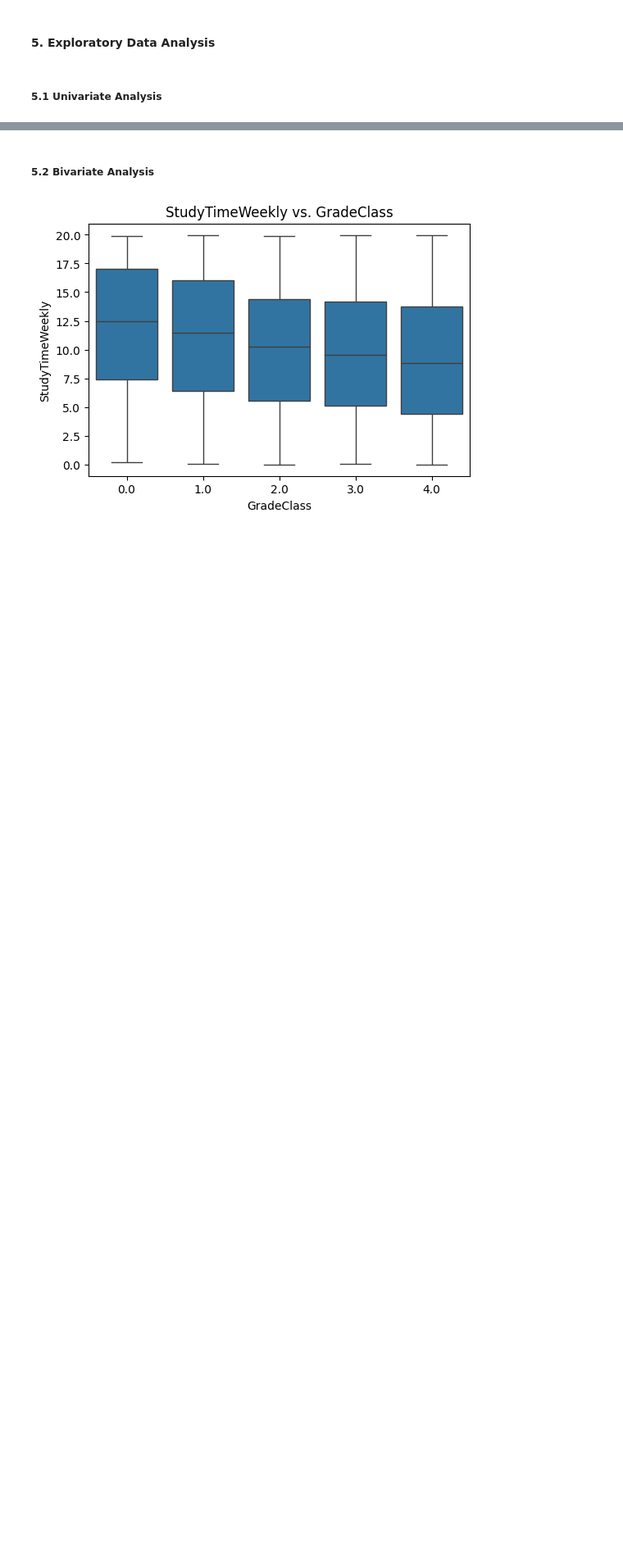
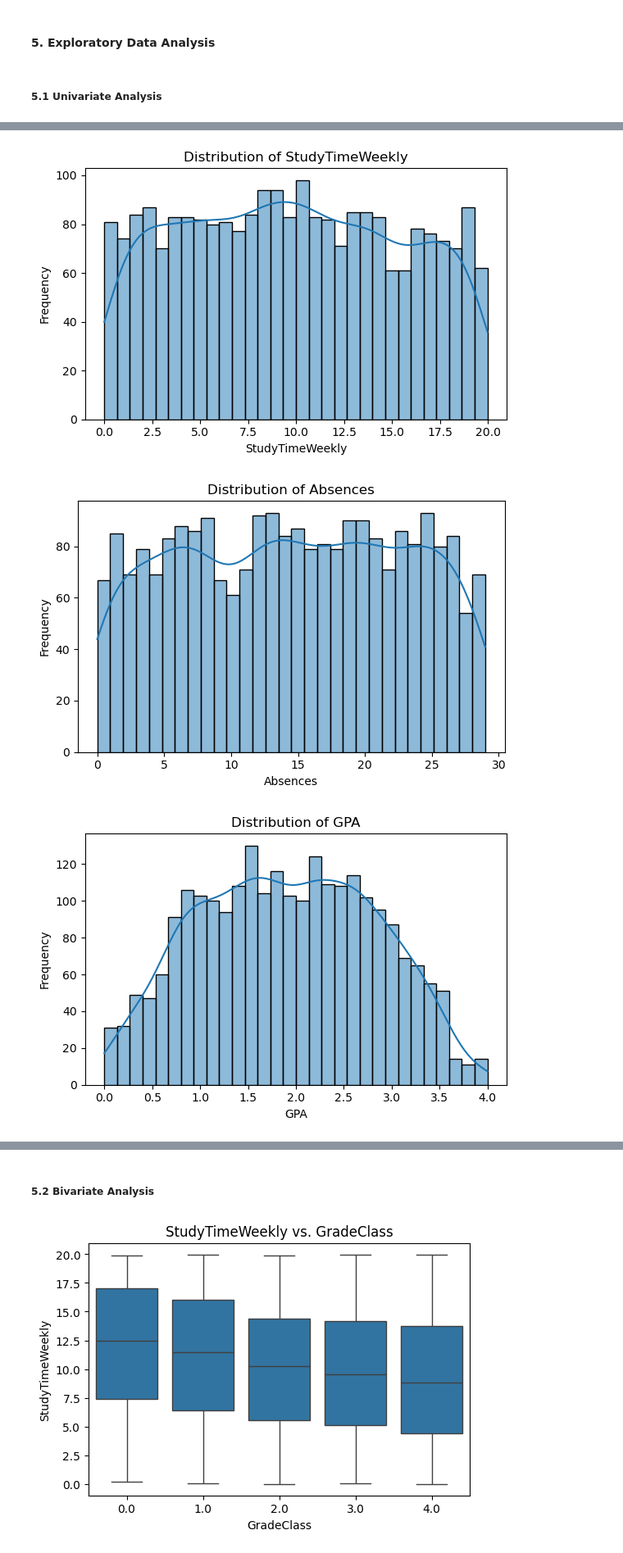
Before and after one commit to Marcus-Moen/MLG382-PROJECT-1, a Jupyter notebook: Project.ipynb, the cells around one changed output, grey strips where cells are left out. Shown at 82% size. Cells and saved outputs as stored; diff of their text form; code cells hidden in the pictures; blank space fills up the shorter version.

```diff
--- a/Project.ipynb
+++ b/Project.ipynb
@@ -145,10 +145,21 @@ plt.show()
 # %% [markdown]
 ##### **5.1 Univariate Analysis**
 # %%
-numeric_feats = ['Age','StudyTimeWeekly','Absences', 'GPA']
-for col in numeric_feats:
-    plt.figure(figsize=(5,3))
-    sns.histplot(df[col], kde=True)
-    plt.title(f"Distribution of {col}")
-    plt.show()
+ #sort Data into catagorical and numerical
+id_col = ['StudentID']
+categorical_cols = []
+numerical_cols =[]
+
+for col in df.columns:
+    if col in id_col:
+        continue
+    elif df[col].dtype == "object":
+        categorical_cols.append(col)
+    elif df[col].nunique() < 15: #15 represents number of unique values
+        categorical_cols.append(col)
+    else:
+        numerical_cols.append(col)
+
+print('Categorical:',categorical_cols)
+print('Numerical:',numerical_cols)
 # %% [output]
@@ -158,0 +181,14 @@ for col in numeric_feats:
+# %%
+#Histogram plotting for numerical data
+for col in numerical_cols:
+    plt.figure(figsize=(6,4))
+    sns.histplot(df[col], kde=True, bins=30) #kde adds smooth line for overall shape
+    plt.title(f'Distribution of {col}')
+    plt.xlabel(col)
+    plt.ylabel('Frequency')
+    plt.tight_layout()
+    plt.show
+# %% [output]
+[figure, added]
+[figure, added]
+[figure, added]
```
Also changed, not shown: parts of 4 cells of this notebook.
